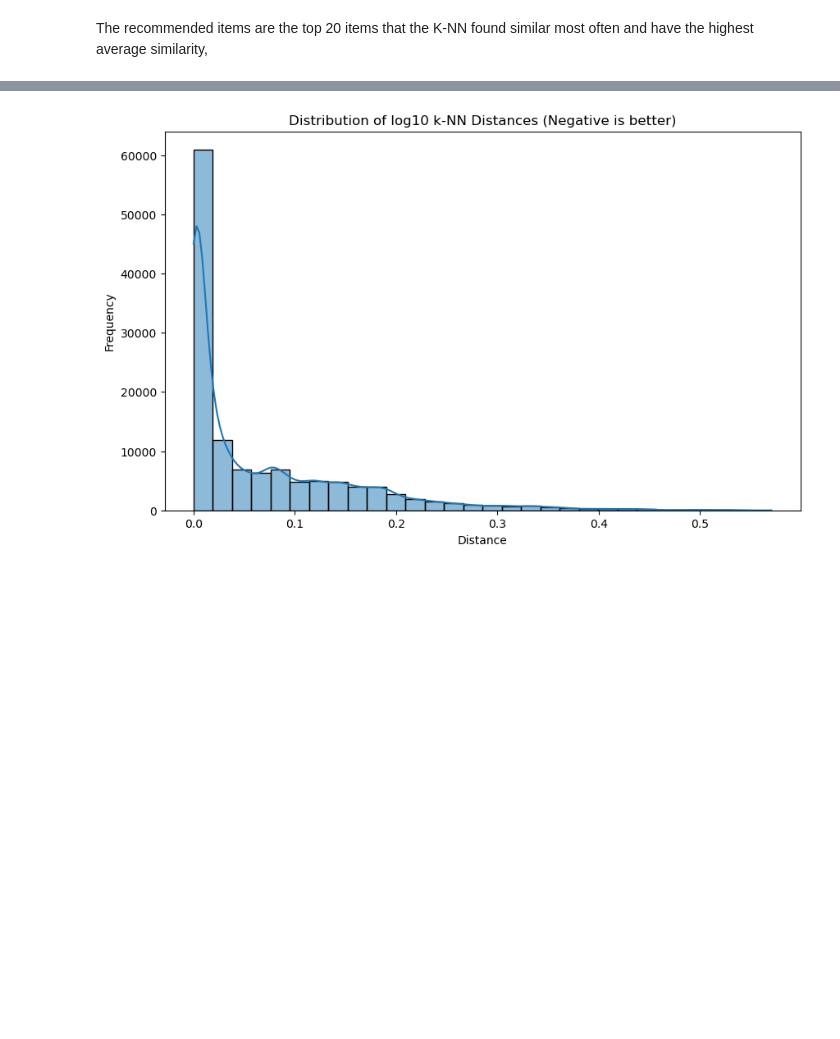
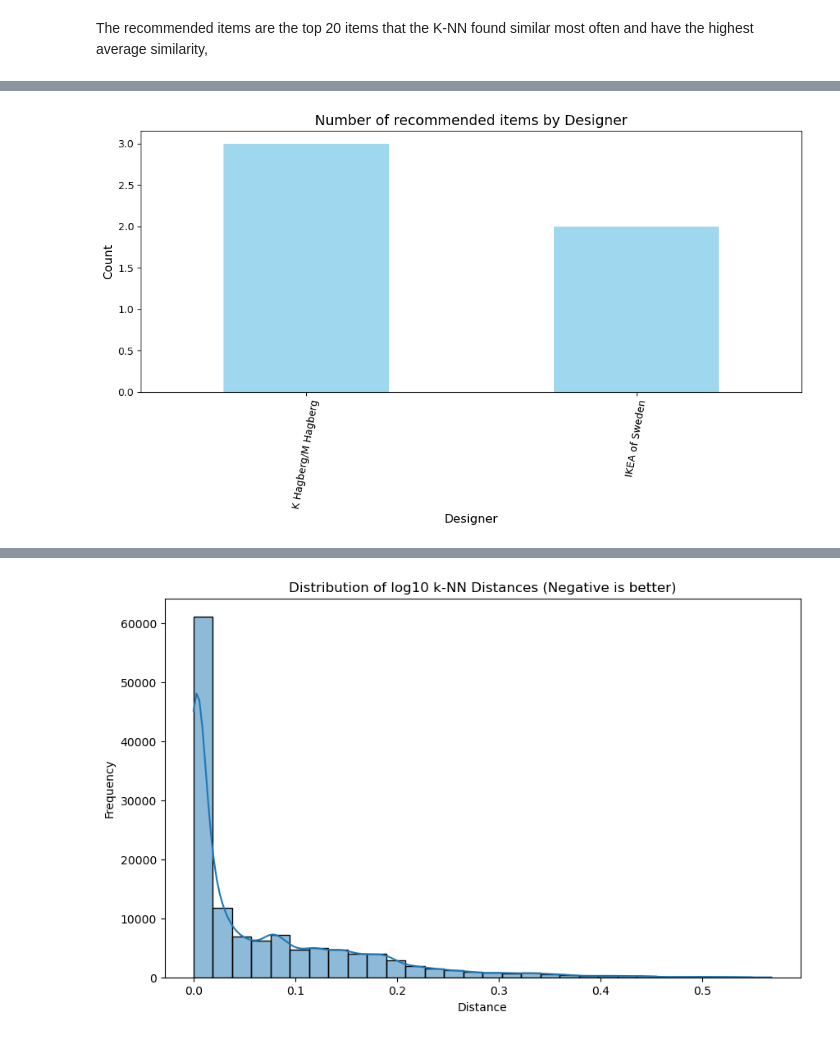
Before and after one commit to noah18c/IVDA_G10, a Jupyter notebook: group10_g2.ipynb, the cells around one changed output, grey strips where cells are left out. Cells and saved outputs as stored; diff of their text form; code cells hidden in the pictures; blank space fills up the shorter version.

```diff
--- a/group10_g2.ipynb
+++ b/group10_g2.ipynb
@@ -1271,3 +1319,24 @@ plt.show()
+# %%
+# Get value counts
+designer_counts = recommended_items['designer'].value_counts()
+
+# Plot a bar chart
+plt.figure(figsize=(10, 6))
+designer_counts.plot(kind='bar', color='skyblue', alpha=0.8)
+
+# Add labels and title
+plt.xlabel("Designer", fontsize=12)
+plt.ylabel("Count", fontsize=12)
+plt.title("Number of recommended items by Designer", fontsize=14)
+
+# Rotate x-axis labels for better readability
+plt.xticks(rotation=80)
+
+# Show the plot
+plt.tight_layout()
+plt.show()
+# %% [output]
+[figure, added]
 # %%
 
 # Calculate similarity matrix
```
Also changed, not shown: parts of 10 cells of this notebook, 1 other file.
